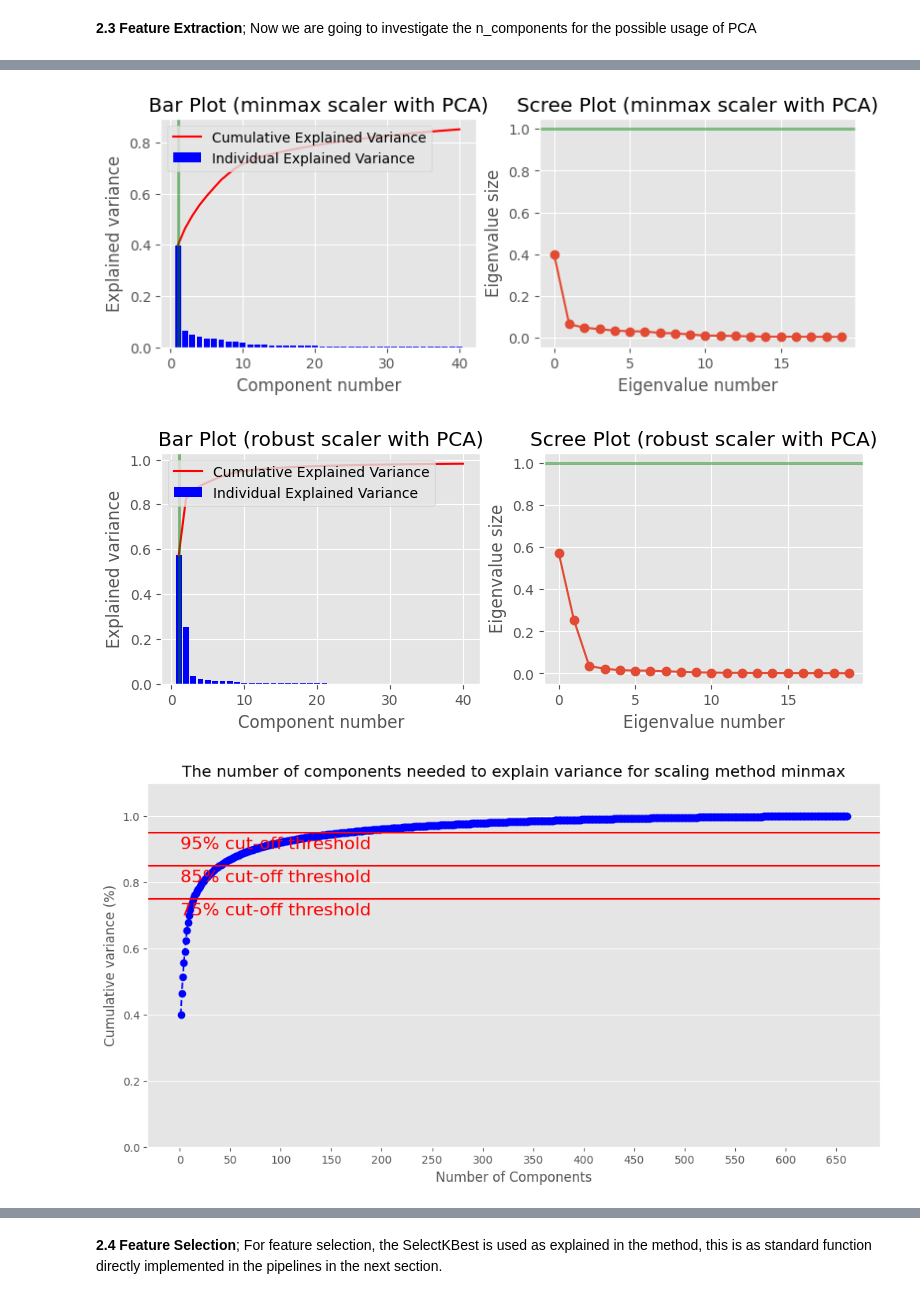
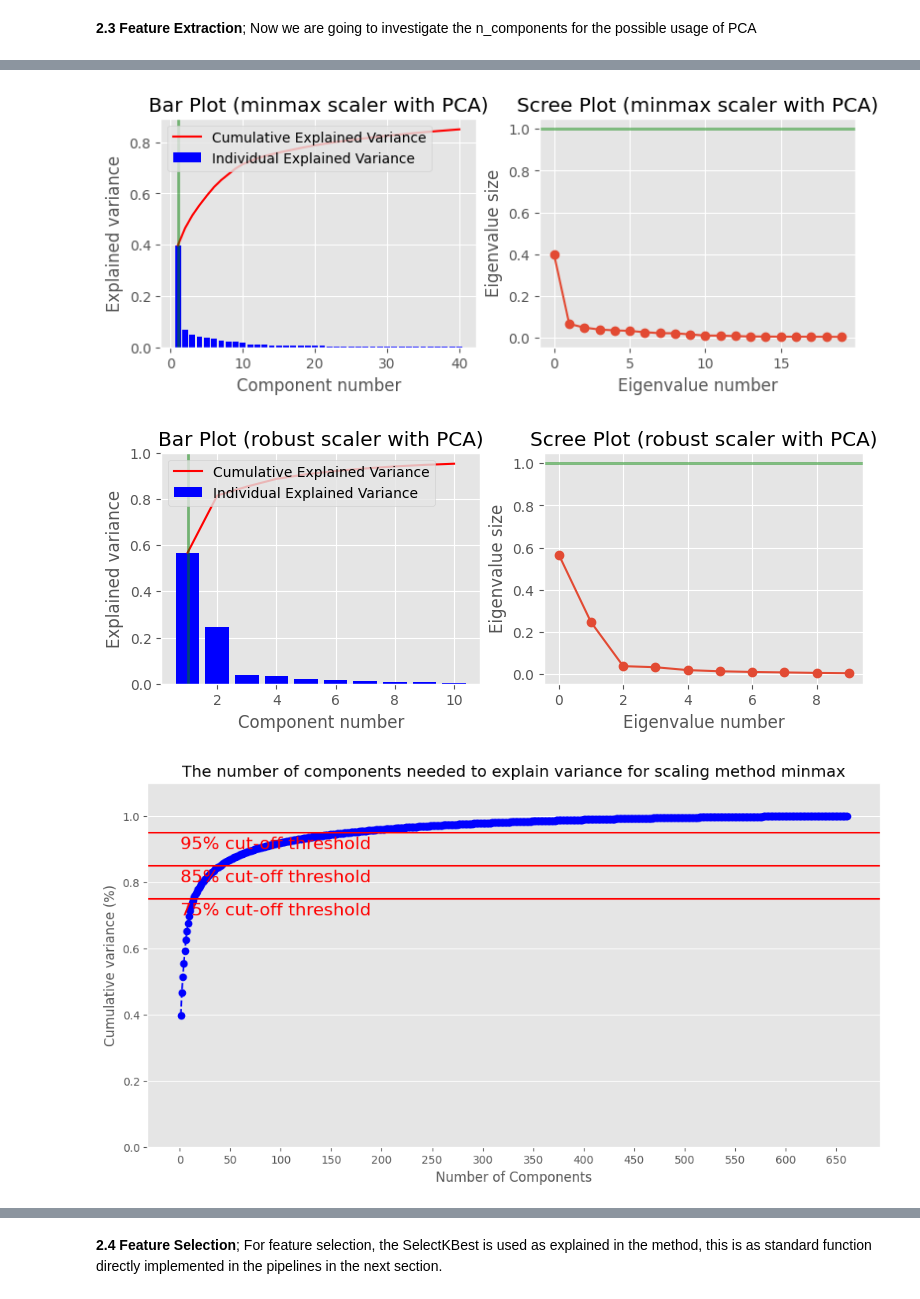
Before and after one commit to JosefienBerg/TM10007_ML_ECG_group4, a Jupyter notebook: assignment_ecg.ipynb, the cells around one changed output, grey strips where cells are left out. Drawn from its saved outputs; the diff is of its cells as text; code cells hidden in the pictures.

```diff
--- a/assignment_ecg.ipynb
+++ b/assignment_ecg.ipynb
@@ -173,7 +173,7 @@ x_scaled_pca = {} #create dictionary to add all combinations of scaling combined
 for key, x in x_scaled.items():
 
     # Determine amount of Principal Components for pipeline with PCA and one of the scalers
-    pca_test = PCA(n_components =  None, random_state = rs)
+    pca_test = PCA(n_components =  0.95, svd_solver = 'full', random_state = rs)
     pca_test.fit(x)
     variance = pca_test.explained_variance_ratio_
 
@@ -210,7 +210,7 @@ for key, x in x_scaled.items():
 
 for key, x in x_scaled.items():
 
-    pca_setting = PCA(n_components = 0.95, random_state = rs) # threshold at 95% method
+    pca_setting = PCA(n_components = 0.95, svd_solver = 'full', random_state = rs) # threshold at 95% method
     x_pca = pca_setting.fit_transform(x)
     x_scaled_pca[f"x_{key}_PCA"] = x_pca
 
@@ -258,3 +245,3 @@ for key, x in x_scaled.items():
 [figure]
-[figure, old version]
+[figure, new version]
 [figure]
```
Also changed, not shown: parts of 6 cells of this notebook.
